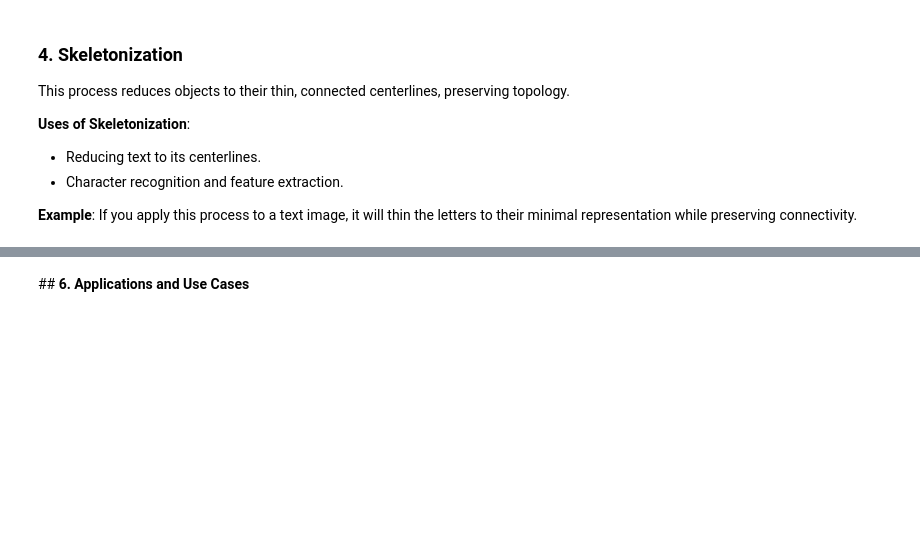
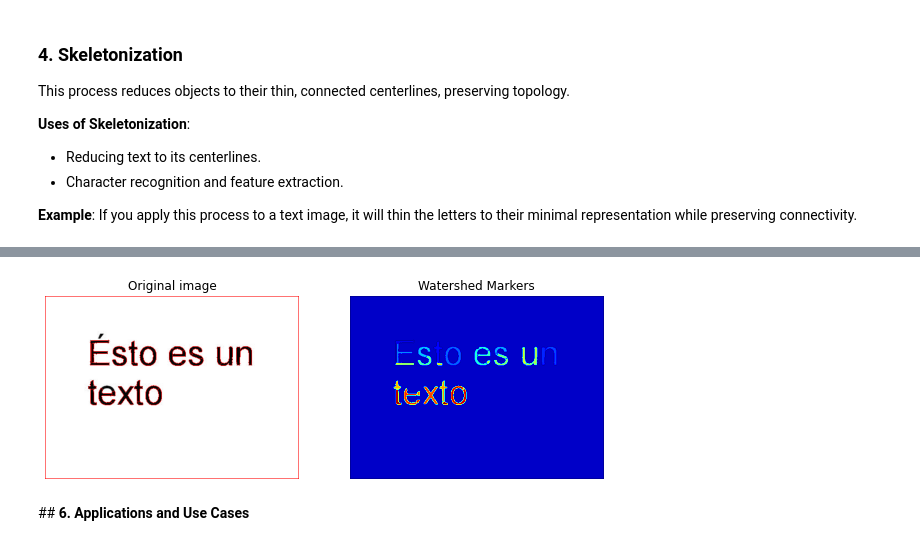
Before and after one commit to ClaudiaBlasco/Projecte-ISV, a Jupyter notebook: Project_Morphological Processing.ipynb, the cells around one changed output, grey strips where cells are left out. Saved outputs shown, nothing was run; the diff lists cells and outputs as text; code cells hidden in the pictures; blank space fills up the shorter version.

```diff
--- a/Project_Morphological Processing.ipynb
+++ b/Project_Morphological Processing.ipynb
@@ -526,3 +557,67 @@ plt.show()
+# %%
+import cv2
+import numpy as np
+import matplotlib.pyplot as plt
+
+# Load the image
+image_path = 'test.jpg'
+image = cv2.imread(image_path)
+
+# Check if the image is loaded correctly
+if image is None:
+    raise FileNotFoundError(f"Could not load image at {image_path}")
+
+gray = cv2.cvtColor(image, cv2.COLOR_BGR2GRAY)
+
+# Apply Gaussian Blur to reduce noise
+blurred = cv2.GaussianBlur(gray, (5, 5), 0)
+
+# Convert to binary image
+_, binary = cv2.threshold(blurred, 0, 255, cv2.THRESH_BINARY_INV + cv2.THRESH_OTSU)
+
+# Remove small noise
+kernel = np.ones((3,3), np.uint8)
+binary = cv2.morphologyEx(binary, cv2.MORPH_OPEN, kernel, iterations=2)
+
+# Sure background area using dilation
+sure_bg = cv2.dilate(binary, kernel, iterations=3)
+
+# Distance transform to find sure foreground area
+dist_transform = cv2.distanceTransform(binary, cv2.DIST_L2, 5)
+_, sure_fg = cv2.threshold(dist_transform, 0.7 * dist_transform.max(), 255, 0)
+
+# Finding unknown region
+sure_fg = np.uint8(sure_fg)
+unknown = cv2.subtract(sure_bg, sure_fg)
+
+# Marker labelling
+num_labels, markers = cv2.connectedComponents(sure_fg)
+
+# Add 1 to all labels so that sure background is not 0, but 1
+markers = markers + 1
+
+# Mark the region of unknown with zero
+markers[unknown == 255] = 0
+
+# Apply Watershed
+markers = cv2.watershed(image, markers)
+image[markers == -1] = [0, 0, 255]  # Mark boundaries in red
+
+# Show the results
+plt.figure(figsize=(10,5))
+plt.subplot(1, 2, 1)
+plt.imshow(cv2.cvtColor(image, cv2.COLOR_BGR2RGB))
+plt.title("Original image")
+plt.axis("off")
+
+plt.subplot(1, 2, 2)
+plt.imshow(markers, cmap='jet')
+plt.title("Watershed Markers")
+plt.axis("off")
+
+plt.show()
+# %% [output]
+[figure, added]
 # %% [markdown]
 ## **6. Applications and Use Cases**
 # %% [markdown]
```
Also changed, not shown: parts of 11 cells of this notebook.
